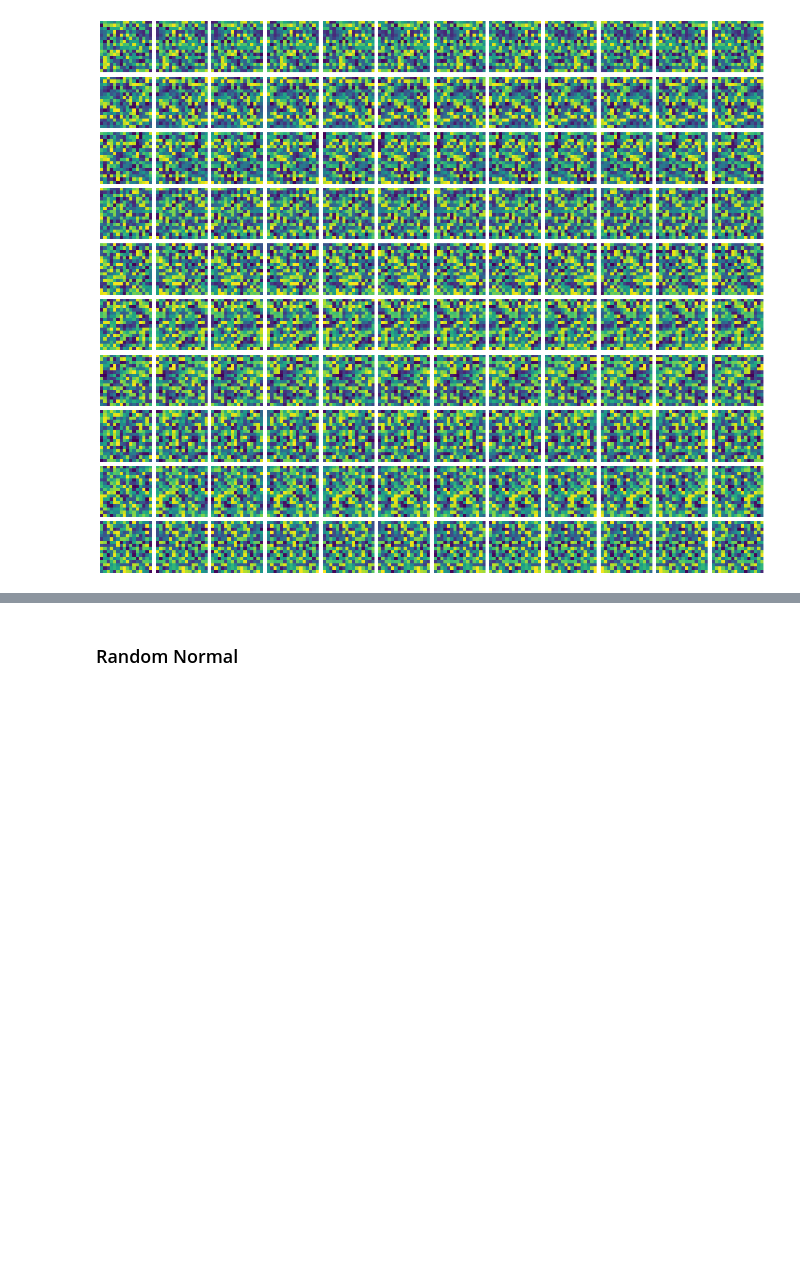
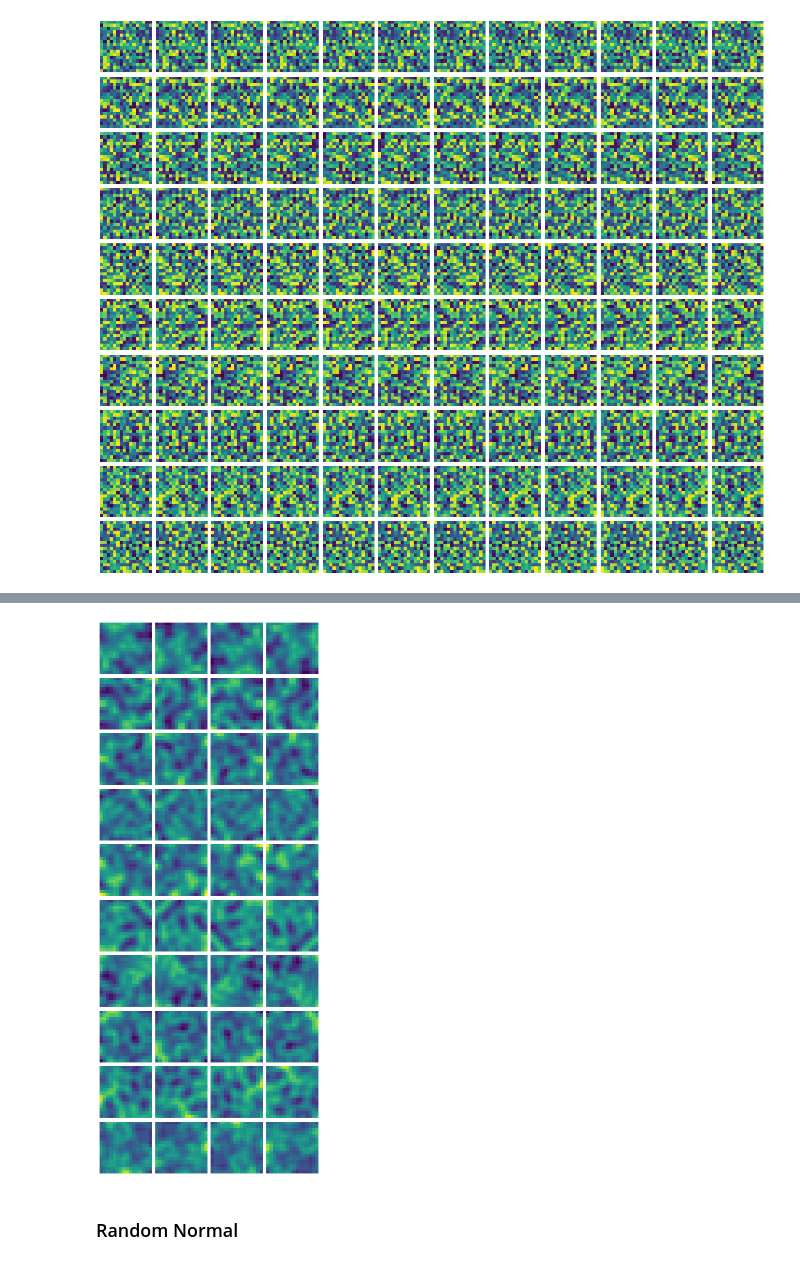
Before and after one commit to sophiaas/transform-datasets, a Jupyter notebook: transform_datasets/notebooks/testing.ipynb, the cells around one changed output, grey strips where cells are left out. Saved outputs shown, nothing was run; the diff lists cells and outputs as text; code cells hidden in the pictures; blank space fills up the shorter version.

```diff
--- a/transform_datasets/notebooks/testing.ipynb
+++ b/transform_datasets/notebooks/testing.ipynb
@@ -152,3 +179,11 @@ svis.image_grid(dataset.data, shape=(10, 12), figsize=(20, 20))
+# %%
+pattern = RandomUniform(size=(16, 16))
+c4 = C4()
+dataset = TransformDataset(pattern, [c4, blur])
+# %%
+svis.image_grid(dataset.data, shape=(10, 4), figsize=(20, 20))
+# %% [output]
+[figure, added]
 # %% [markdown]
 ### Random Normal
 # %%
```
Also changed, not shown: parts of 6 cells of this notebook, 1 other file.
